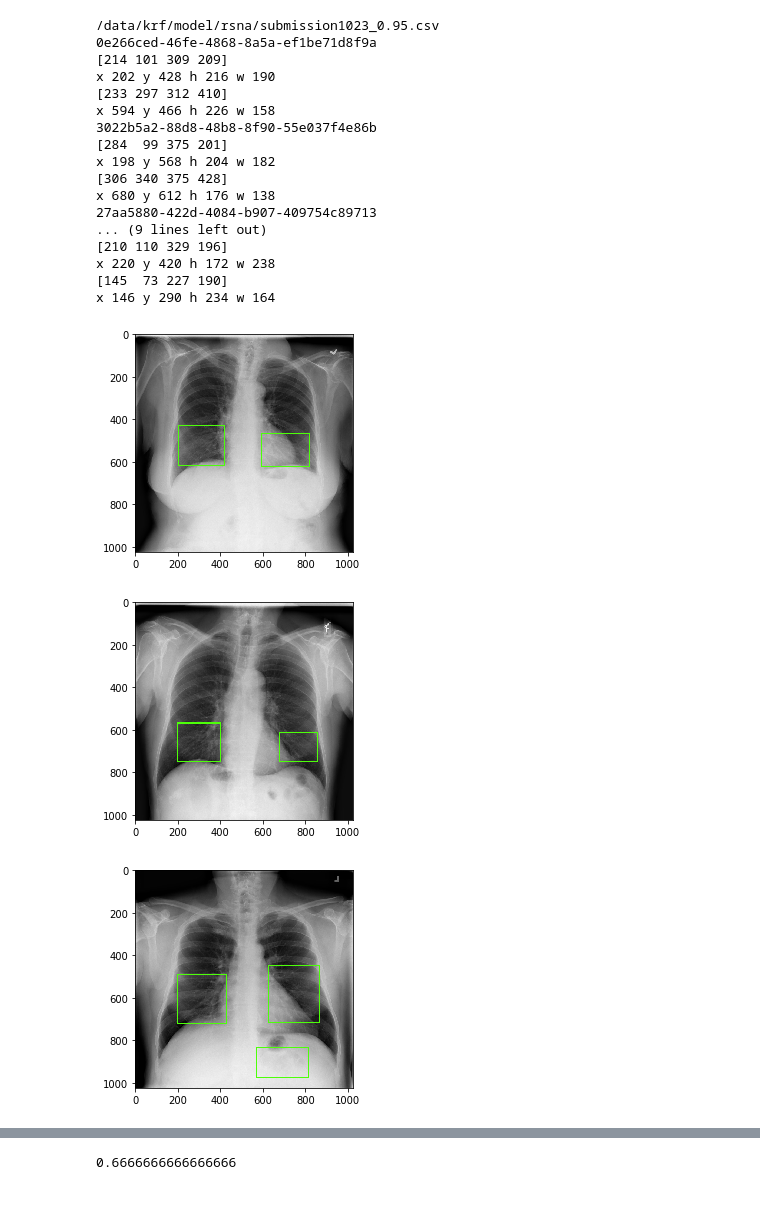
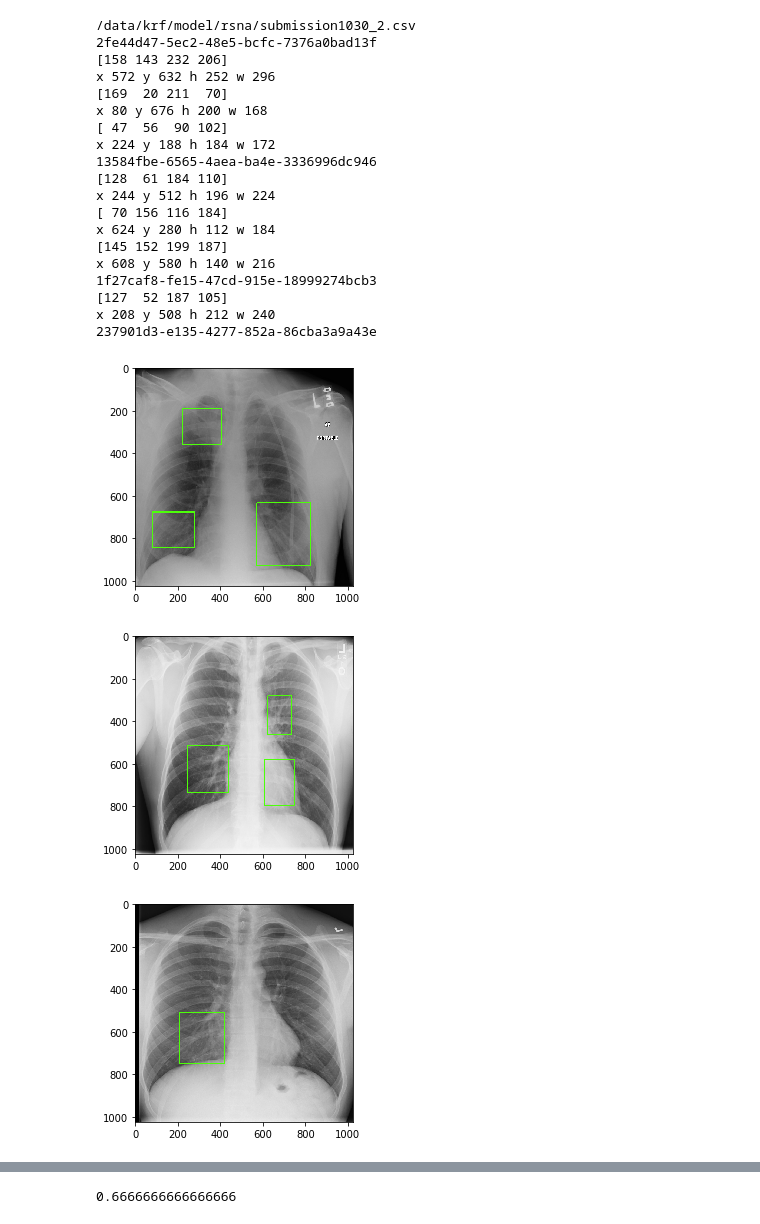
Before and after one commit to Kwongrf/RSNA, a Jupyter notebook: evaluate_classification_segmentation_detection.ipynb, the cells around one changed output, grey strips where cells are left out. Drawn from its saved outputs; the diff is of its cells as text; code cells hidden in the pictures.

```diff
--- a/evaluate_classification_segmentation_detection.ipynb
+++ b/evaluate_classification_segmentation_detection.ipynb
@@ -16,7 +16,7 @@ import glob
 #from sklearn.model_selection import KFold
 import tensorflow as tf
 from keras.backend.tensorflow_backend import set_session
-os.environ['CUDA_VISIBLE_DEVICES']="0"
+os.environ['CUDA_VISIBLE_DEVICES']="1"
 config = tf.ConfigProto()
 config.gpu_options.allow_growth = True
 config.gpu_options.per_process_gpu_memory_fraction = 0.4
@@ -38,8 +38,8 @@ import mrcnn.model as modellib
 from mrcnn import visualize
 from mrcnn.model import log
 
-train_dicom_dir = os.path.join(DATA_DIR, 'stage_1_train_images')
-test_dicom_dir = os.path.join(DATA_DIR, 'stage_1_test_images')
+train_dicom_dir = os.path.join(DATA_DIR, 'stage_2_train_images')
+test_dicom_dir = os.path.join(DATA_DIR, 'stage_2_test_images')
 
 COCO_WEIGHTS_PATH = "mask_rcnn_coco.h5"
 
@@ -144,7 +144,7 @@ class DetectorDataset(utils.Dataset):
         return mask.astype(np.bool), class_ids.astype(np.int32)
 
 # training dataset
-anns = pd.read_csv(os.path.join(DATA_DIR, 'stage_1_train_labels.csv'))
+anns = pd.read_csv(os.path.join(DATA_DIR, 'stage_2_train_labels.csv'))
 anns.head()
 
 
@@ -267,7 +266,7 @@ if not dir_names:
 fps = []
 # Pick last directory
 #for d in dir_names:
-best_epoch = 25 #the last epoch
+best_epoch = 40 #the last epoch
 
 d = dir_names[-1]
 dir_name = os.path.join(model_dir, d)
@@ -363,7 +362,7 @@ def predict(image_fps, filepath='submission.csv', min_conf=0.95):
             out_str += ","
             tmp = test_labels[test_labels['patientId']==patient_id]
             tmp = tmp['Target']==0
-            if tmp.bool() and not tmp.bool():#without classification
+            if 1==0:#tmp.bool() and not tmp.bool():#without classification
                 pass
             else:
                 ds = pydicom.read_file(image_id)
@@ -403,7 +402,7 @@ def predict(image_fps, filepath='submission.csv', min_conf=0.95):
 
             file.write(out_str+"\n")
 
-submission_fp = os.path.join(ROOT_DIR, 'submission1023_0.95.csv')
+submission_fp = os.path.join(ROOT_DIR, 'submission1030_2.csv')
 predict(test_image_fps, filepath=submission_fp,min_conf=0.95)
 print(submission_fp)
 
@@ -428,50 +427,52 @@ def visualize():
     resized_image, window, scale, padding, crop = utils.resize_image(
         image,
         min_dim=config.IMAGE_MIN_DIM,
         min_scale=config.IMAGE_MIN_SCALE,
         max_dim=config.IMAGE_MAX_DIM,
         mode=config.IMAGE_RESIZE_MODE)
 
     patient_id = os.path.splitext(os.path.basename(image_id))[0]
     print(patient_id)
 
     results = model.detect([resized_image])
     r = results[0]
     for bbox in r['rois']:
         print(bbox)
         x1 = int(bbox[1] * resize_factor)
         y1 = int(bbox[0] * resize_factor)
         x2 = int(bbox[3] * resize_factor)
         y2 = int(bbox[2]  * resize_factor)
         cv2.rectangle(image, (x1,y1), (x2,y2), (77, 255, 9), 3, 1)
         width = x2 - x1
         height = y2 - y1
         print("x {} y {} h {} w {}".format(x1, y1, width, height))
     plt.figure()
     plt.imshow(image, cmap=plt.cm.gist_gray)
     plt.savefig(ROOT_DIR+"/"+patient_id+".png")
 visualize()
 visualize()
 visualize()
 visualize()
 # %% [output]
-/data/krf/model/rsna/submission1023_0.95.csv
-0e266ced-46fe-4868-8a5a-ef1be71d8f9a
-[214 101 309 209]
-x 202 y 428 h 216 w 190
-[233 297 312 410]
-x 594 y 466 h 226 w 158
-3022b5a2-88d8-48b8-8f90-55e037f4e86b
-[284  99 375 201]
-x 198 y 568 h 204 w 182
-[306 340 375 428]
-x 680 y 612 h 176 w 138
-27aa5880-422d-4084-b907-409754c89713
-... (9 lines left out)
-[210 110 329 196]
-x 220 y 420 h 172 w 238
-[145  73 227 190]
-x 146 y 290 h 234 w 164
+/data/krf/model/rsna/submission1030_2.csv
+2fe44d47-5ec2-48e5-bcfc-7376a0bad13f
+[158 143 232 206]
+x 572 y 632 h 252 w 296
+[169  20 211  70]
+x 80 y 676 h 200 w 168
+[ 47  56  90 102]
+x 224 y 188 h 184 w 172
+13584fbe-6565-4aea-ba4e-3336996dc946
+[128  61 184 110]
+x 244 y 512 h 196 w 224
+[ 70 156 116 184]
+x 624 y 280 h 112 w 184
+[145 152 199 187]
+x 608 y 580 h 140 w 216
+1f27caf8-fe15-47cd-915e-18999274bcb3
+[127  52 187 105]
+x 208 y 508 h 212 w 240
+237901d3-e135-4277-852a-86cba3a9a43e
-[figure, old version]
+[figure, new version]
-[figure, old version]
+[figure, new version]
-[figure, old version]
+[figure, new version]
```
Also changed, not shown: parts of 3 cells of this notebook, 18 other files.
